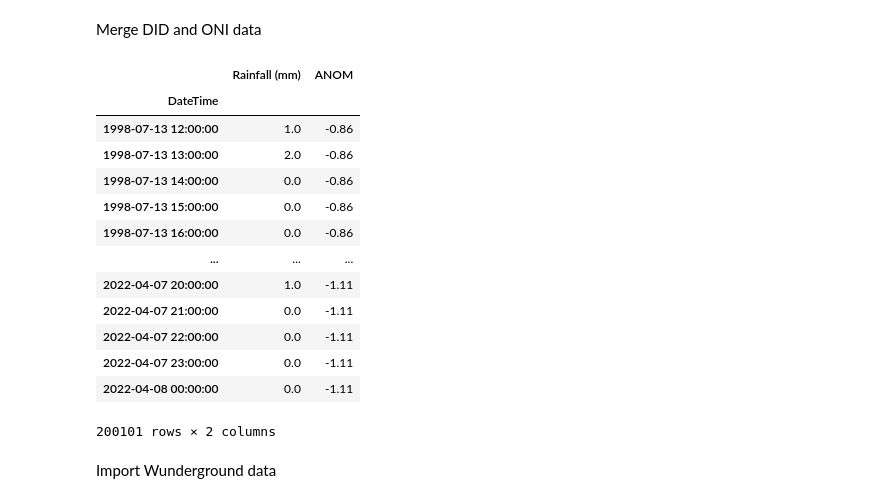
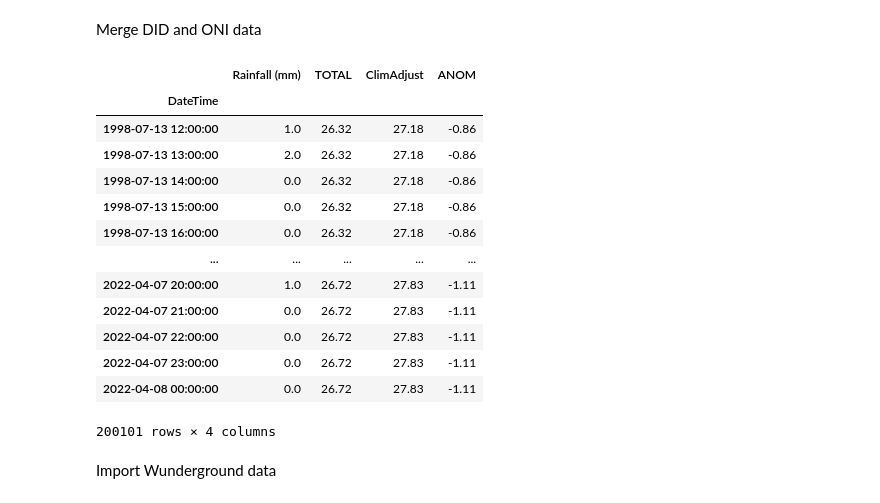
Before and after one commit to farisawal/lstm-rainfall, a Jupyter notebook: data-prep.ipynb, the cells around one changed output. Saved outputs shown, nothing was run; the diff lists cells and outputs as text; code cells hidden in the pictures.

```diff
--- a/data-prep.ipynb
+++ b/data-prep.ipynb
@@ -55,27 +55,27 @@ Merge DID and ONI data
 # %%
 precipitation_data = pd.merge(
     precipitation_data,
-    oni_data[["YR", "MON", "ANOM"]],
+    oni_data[["YR", "MON", "TOTAL", "ClimAdjust", "ANOM"]],
     left_on=[precipitation_data["DateTime"].dt.year, precipitation_data["DateTime"].dt.month],
     right_on= ["YR", "MON"]
 ).drop(["YR", "MON"], axis=1)
 precipitation_data.set_index("DateTime",inplace=True)
 precipitation_data
 # %% [output]
-|  | Rainfall (mm) | ANOM |
-| DateTime |  |  |
-| 1998-07-13 12:00:00 | 1.0 | -0.86 |
-| 1998-07-13 13:00:00 | 2.0 | -0.86 |
-| 1998-07-13 14:00:00 | 0.0 | -0.86 |
-| 1998-07-13 15:00:00 | 0.0 | -0.86 |
-| 1998-07-13 16:00:00 | 0.0 | -0.86 |
-| ... | ... | ... |
-| 2022-04-07 20:00:00 | 1.0 | -1.11 |
-| 2022-04-07 21:00:00 | 0.0 | -1.11 |
-| 2022-04-07 22:00:00 | 0.0 | -1.11 |
-| 2022-04-07 23:00:00 | 0.0 | -1.11 |
-| 2022-04-08 00:00:00 | 0.0 | -1.11 |
+|  | Rainfall (mm) | TOTAL | ClimAdjust | ANOM |
+| DateTime |  |  |  |  |
+| 1998-07-13 12:00:00 | 1.0 | 26.32 | 27.18 | -0.86 |
+| 1998-07-13 13:00:00 | 2.0 | 26.32 | 27.18 | -0.86 |
+| 1998-07-13 14:00:00 | 0.0 | 26.32 | 27.18 | -0.86 |
+| 1998-07-13 15:00:00 | 0.0 | 26.32 | 27.18 | -0.86 |
+| 1998-07-13 16:00:00 | 0.0 | 26.32 | 27.18 | -0.86 |
+| ... | ... | ... | ... | ... |
+| 2022-04-07 20:00:00 | 1.0 | 26.72 | 27.83 | -1.11 |
+| 2022-04-07 21:00:00 | 0.0 | 26.72 | 27.83 | -1.11 |
+| 2022-04-07 22:00:00 | 0.0 | 26.72 | 27.83 | -1.11 |
+| 2022-04-07 23:00:00 | 0.0 | 26.72 | 27.83 | -1.11 |
+| 2022-04-08 00:00:00 | 0.0 | 26.72 | 27.83 | -1.11 |
-200101 rows × 2 columns
+200101 rows × 4 columns
 # %% [markdown]
 Import Wunderground data
 # %%
```
Also changed, not shown: parts of 9 cells of this notebook, 5 other files.
